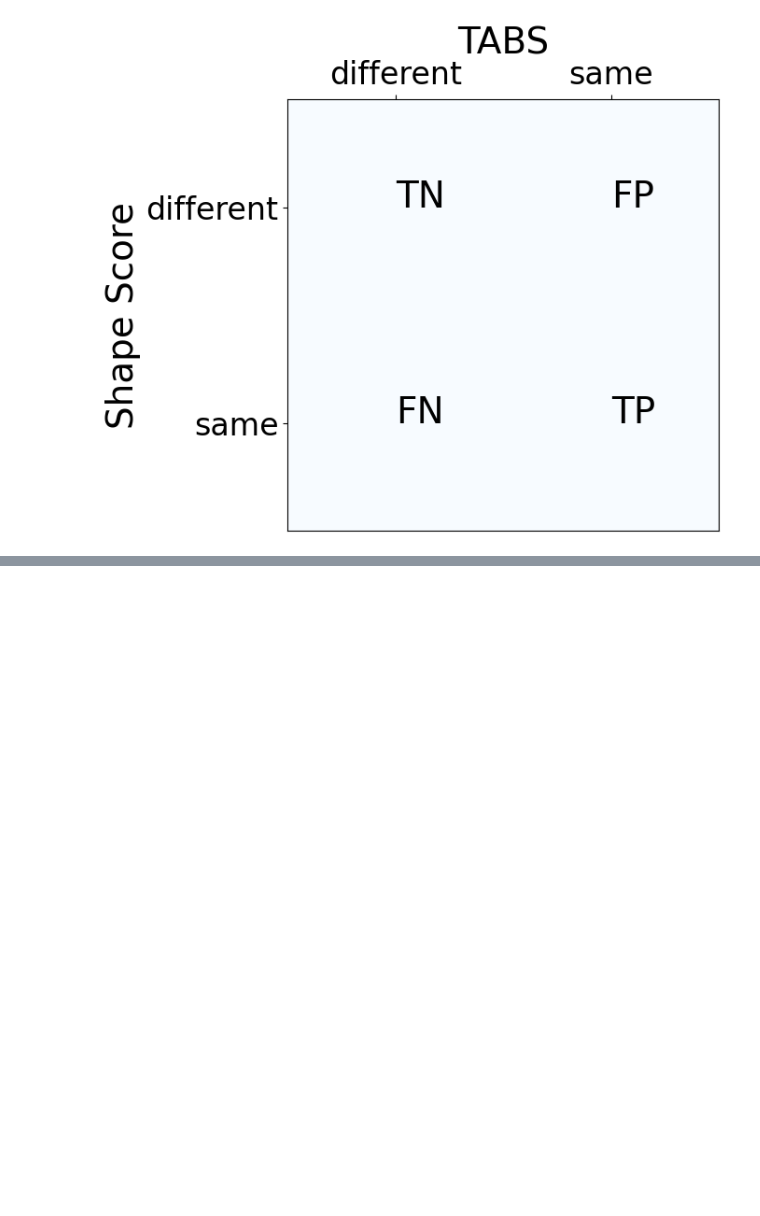
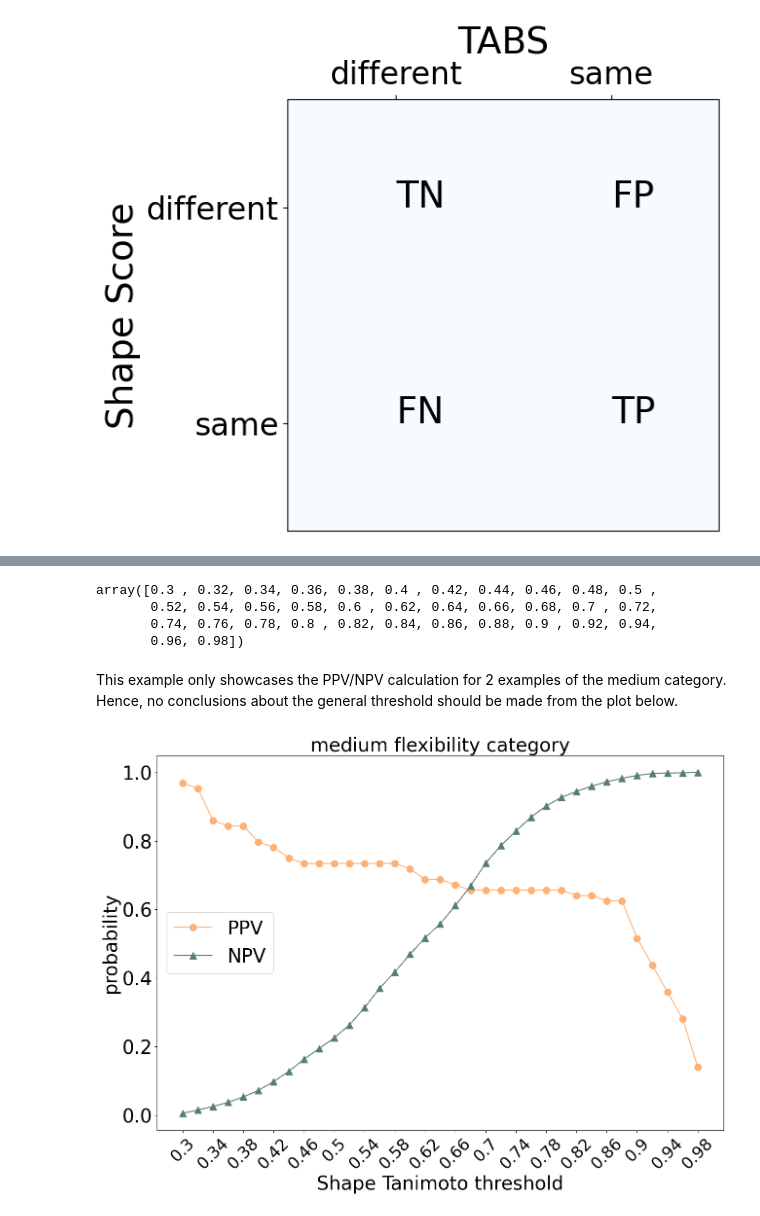
Before and after one commit to rinikerlab/TorsionAngularBinStrings, a Jupyter notebook: Analysis/TabsShapeAnalysis.ipynb, the cells around one changed output, grey strips where cells are left out. Drawn from its saved outputs; the diff is of its cells as text; code cells hidden in the pictures; blank space fills up the shorter version.

Commit message:
Tabs Shape analysis nb

```diff
--- a/Analysis/TabsShapeAnalysis.ipynb
+++ b/Analysis/TabsShapeAnalysis.ipynb
@@ -10,3 +7,10 @@ from plots import PlotConfusionMatrixSchema
 PlotConfusionMatrixSchema('shape');
 # %% [output]
 [figure]
+# %%
+data = pd.read_csv("../Data/TABS/Output/ba0fe6e5-bc86-46a6-9ea0-a461f8359cc4_metrics.txt")
+data.head()
+data2 = pd.read_csv("../Data/TABS/Output/8ae5bfbb-6051-4cea-a8aa-ddc31baadded_metrics.txt")
+# Combine the two datasets
+data = pd.concat([data, data2], ignore_index=True)
+data
@@ -12,0 +31,20 @@ PlotConfusionMatrixSchema('shape');
+# %%
+cutoffsShape = np.arange(0.3,1.0,0.02)
+cutoffsShape
+# %% [output]
+array([0.3 , 0.32, 0.34, 0.36, 0.38, 0.4 , 0.42, 0.44, 0.46, 0.48, 0.5 ,
+       0.52, 0.54, 0.56, 0.58, 0.6 , 0.62, 0.64, 0.66, 0.68, 0.7 , 0.72,
+       0.74, 0.76, 0.78, 0.8 , 0.82, 0.84, 0.86, 0.88, 0.9 , 0.92, 0.94,
+       0.96, 0.98])
+# %%
+res = [GetMetrics(data['shapeTanimoto'], data['tabsAgreement'], comparisonid=4, comparisonMeasureCutoffTrue=c, comparisonMeasureCutoffPred=-1) for c in cutoffsShape]
+# %%
+cutoffs = np.round(cutoffsShape, 2)
+npvs = [r['npv'] for r in res]
+ppvs = [r['ppv'] for r in res]
+# %% [markdown]
+This example only showcases the PPV/NPV calculation for 2 examples of the medium category. Hence, no conclusions about the general threshold should be made from the plot below.
+# %%
+ig = PlotPpvNpv("Shape Tanimoto threshold",cutoffs, npvs, ppvs, "medium flexibility category",None);
+# %% [output]
+[figure, added]
```
Also changed, not shown: parts of 5 cells of this notebook.
